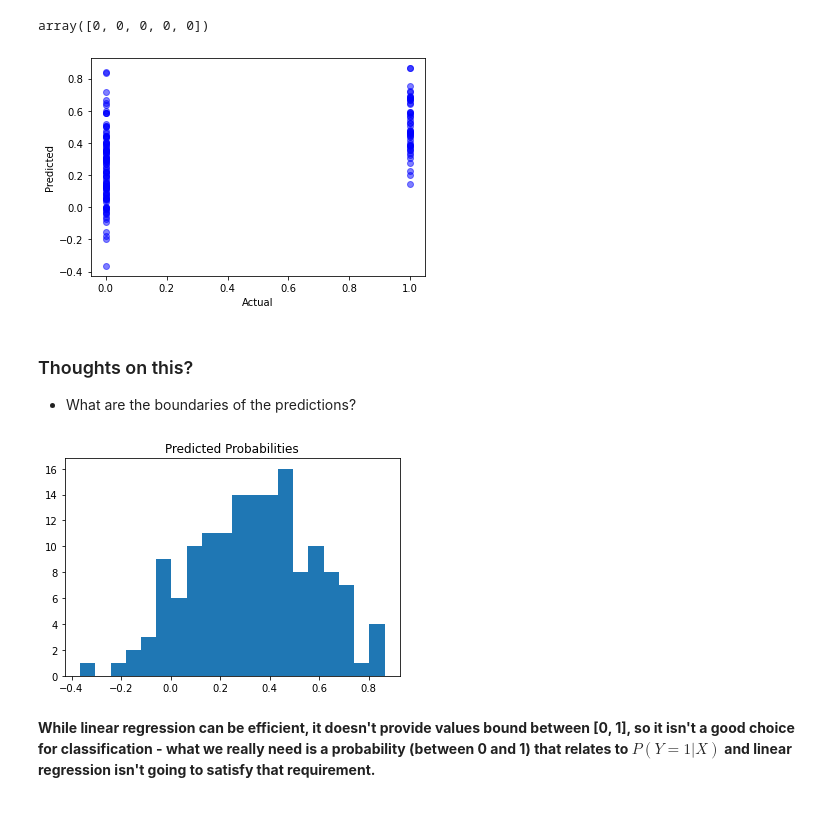
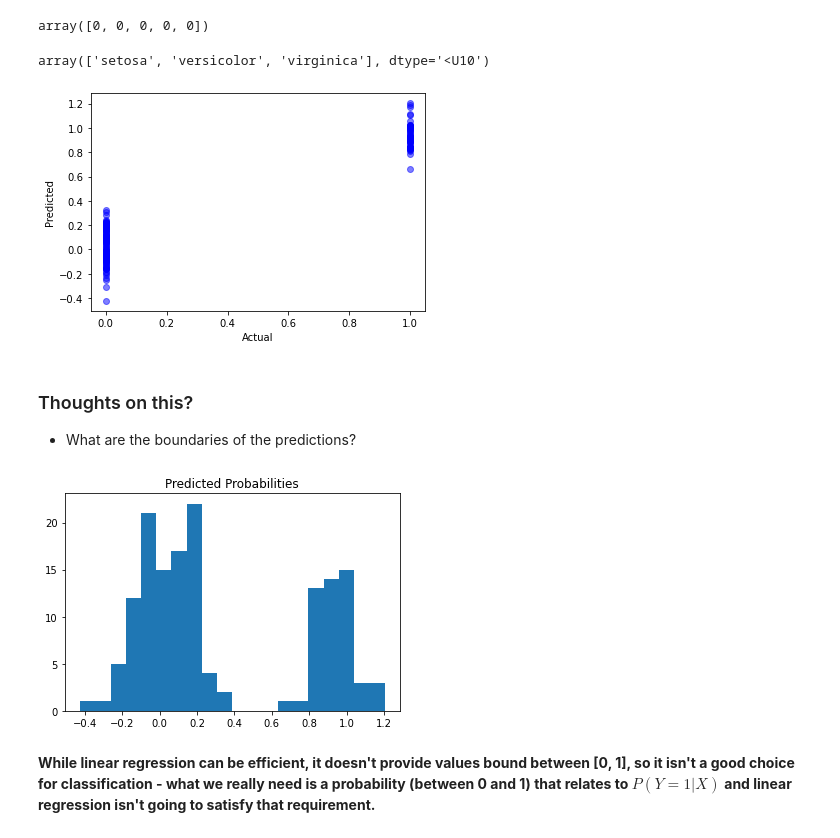
Before and after one commit to kowshik01/DS602_Spring2023, a Jupyter notebook: week5 - logistic-regression/logistic-regression.ipynb, the cells around one changed output. Saved outputs shown, nothing was run; the diff lists cells and outputs as text; code cells hidden in the pictures.

```diff
--- a/week5 - logistic-regression/logistic-regression.ipynb
+++ b/week5 - logistic-regression/logistic-regression.ipynb
@@ -71,24 +71,28 @@ array([[5.1, 3.5, 1.4, 0.2],
 iris['target'][:5]
 # %% [output]
 array([0, 0, 0, 0, 0])
+# %%
+iris['target_names']
+# %% [output]
+array(['setosa', 'versicolor', 'virginica'], dtype='<U10')
 # %%
 # np.where(iris['target'] == 1, 1, 0) # if value == 1 then take 1 else take 0
 # np.array([1 if x == 1 else 0 for x in iris['target'] ]) # same
 # %%
 from sklearn.linear_model import LinearRegression
 
-y = np.where(iris['target'] == 1, 1, 0)
+y = np.where(iris['target'] == 0, 1, 0)
 X = iris['data']
 
 iris_lm = LinearRegression().fit(X,y)
 y_hat = iris_lm.predict(X)
 
 plt.plot(y, y_hat, 'bo', alpha=0.5)
 plt.xlabel('Actual')
 plt.ylabel('Predicted')
 plt.show()
 # %% [output]
-[figure, old version]
+[figure, new version]
 # %% [markdown]
 ### Thoughts on this?
 - What are the boundaries of the predictions?
@@ -97,7 +101,7 @@ plt.hist(y_hat, bins=20)
 plt.title('Predicted Probabilities')
 plt.show()
 # %% [output]
-[figure, old version]
+[figure, new version]
 # %% [markdown]
 __While linear regression can be efficient, it doesn't provide values bound between [0, 1], so it isn't a good choice for classification - what we really need is a probability (between 0 and 1) that relates to $P(Y=1|X)$ and linear regression isn't going to satisfy that requirement.__
 # %% [markdown]
```
Also changed, not shown: parts of 13 cells of this notebook, 1 other file.
